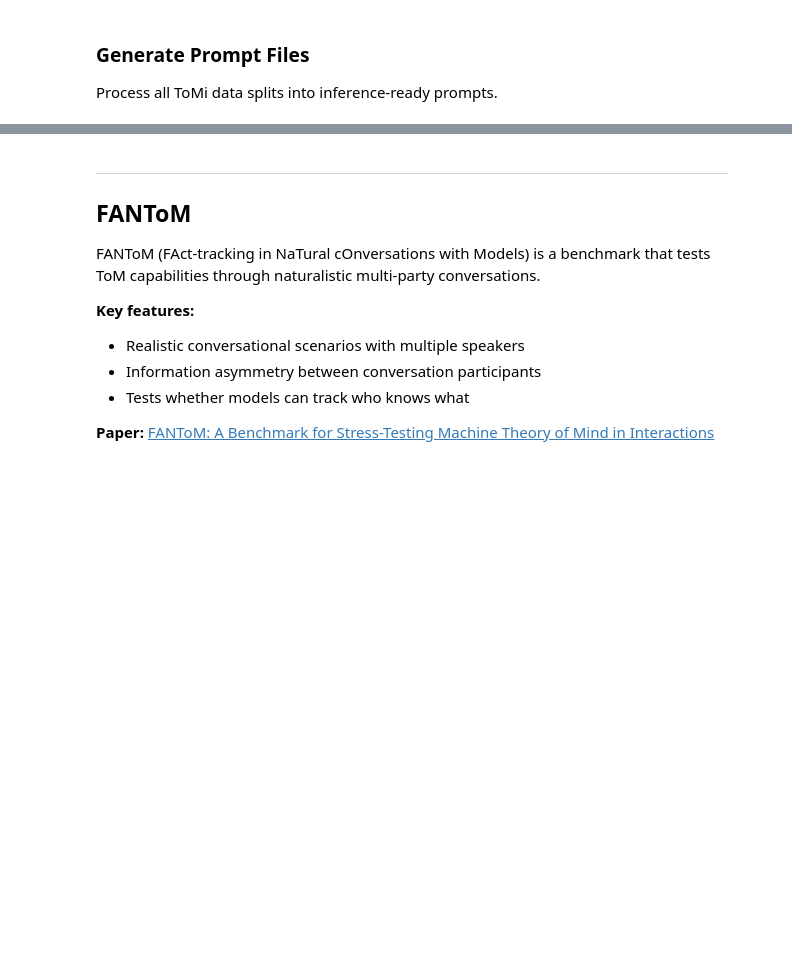
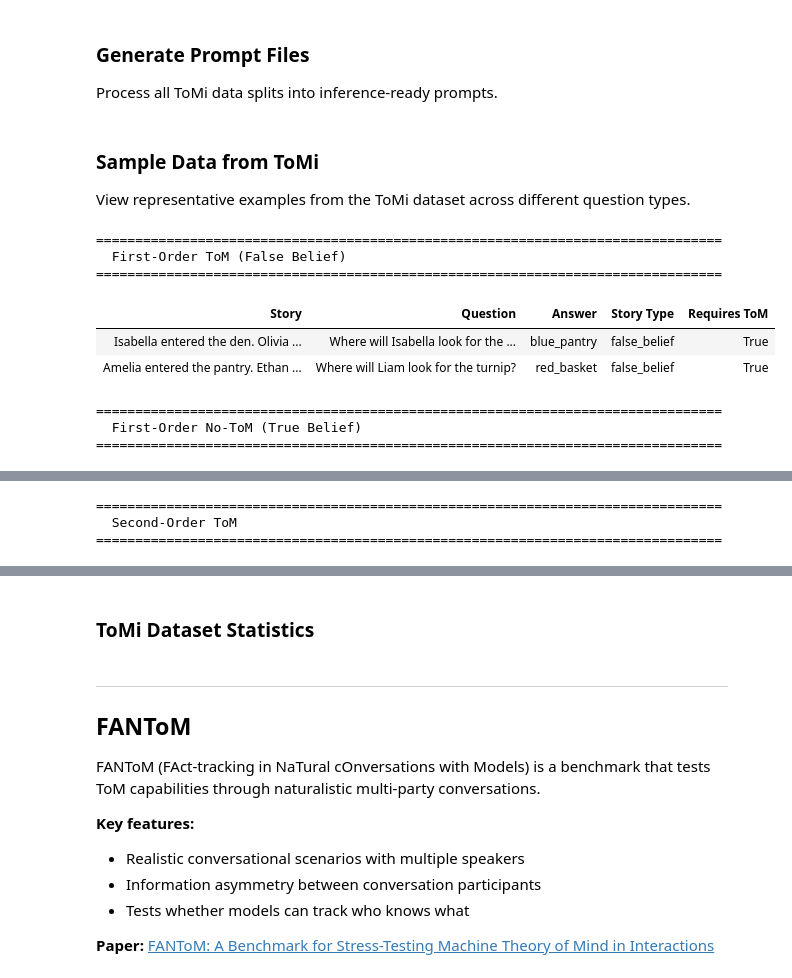
Before and after one commit to AndresCotton/Agent-Robustness-Via-ToM, a Jupyter notebook: tom_benchmarks/explore_benchmarks.ipynb, the cells around one changed output, grey strips where cells are left out. Drawn from its saved outputs; the diff is of its cells as text; code cells hidden in the pictures; blank space fills up the shorter version.

```diff
--- a/tom_benchmarks/explore_benchmarks.ipynb
+++ b/tom_benchmarks/explore_benchmarks.ipynb
@@ -122,3 +133,7 @@ format_for_inference('tomi/tomi_pairs/second_order_0_tom.jsonl')
 format_for_inference('tomi/tomi_pairs/second_order_0_no_tom.jsonl')
 format_for_inference('tomi/tomi_pairs/second_order_1_tom.jsonl')
 format_for_inference('tomi/tomi_pairs/second_order_1_no_tom.jsonl')
+# %% [markdown]
+### Sample Data from ToMi
+
+View representative examples from the ToMi dataset across different question types.
@@ -124,0 +176,22 @@ format_for_inference('tomi/tomi_pairs/second_order_1_no_tom.jsonl')
+# %%
+# First-order ToM (false belief) - requires reasoning about what someone THINKS
+first_order_tom = load_tomi_samples('tomi/tomi_pairs/first_order_1_tom.jsonl', n=2)
+display_tomi_table("First-Order ToM (False Belief)", first_order_tom)
+
+# First-order No-ToM (true belief) - simple memory/tracking
+first_order_no_tom = load_tomi_samples('tomi/tomi_pairs/first_order_0_no_tom.jsonl', n=2)
+display_tomi_table("First-Order No-ToM (True Belief)", first_order_no_tom)
+
+# Second-order ToM - "What does X think Y thinks?"
+second_order_tom = load_tomi_samples('tomi/tomi_pairs/second_order_0_tom.jsonl', n=2)
+display_tomi_table("Second-Order ToM", second_order_tom)
+# %% [output]
+================================================================================
+  First-Order ToM (False Belief)
+================================================================================
+| Story | Question | Answer | Story Type | Requires ToM |
+| Isabella entered the den. Olivia ... | Where will Isabella look for the ... | blue_pantry | false_belief | True |
+| Amelia entered the pantry. Ethan ... | Where will Liam look for the turnip? | red_basket | false_belief | True |
+================================================================================
+  First-Order No-ToM (True Belief)
+================================================================================
@@ -124,0 +201,3 @@ format_for_inference('tomi/tomi_pairs/second_order_1_no_tom.jsonl')
+================================================================================
+  Second-Order ToM
+================================================================================
@@ -124,0 +207,2 @@ format_for_inference('tomi/tomi_pairs/second_order_1_no_tom.jsonl')
+# %% [markdown]
+### ToMi Dataset Statistics
```
Also changed, not shown: parts of 25 cells of this notebook, 3 other files.
